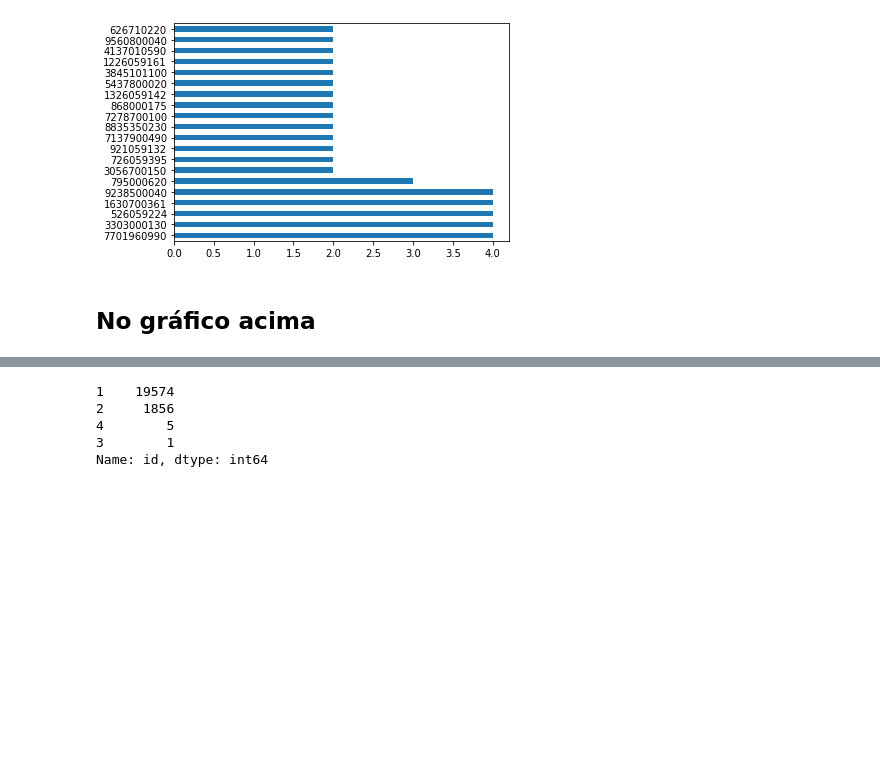
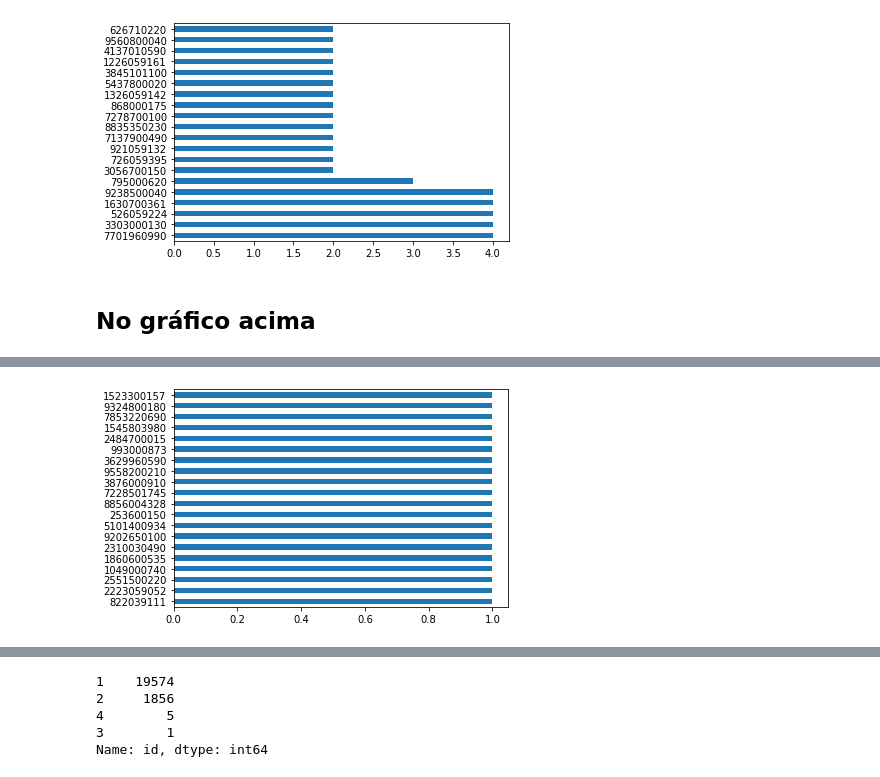
Before and after one commit to ramon-santana-silva/miniprojeto01, a Jupyter notebook: roofimoveis.ipynb, the cells around one changed output, grey strips where cells are left out. Drawn from its saved outputs; the diff is of its cells as text; code cells hidden in the pictures; blank space fills up the shorter version.

```diff
--- a/roofimoveis.ipynb
+++ b/roofimoveis.ipynb
@@ -323,0 +355,3 @@ df[df['id']==9238500040]
+# %%
+id_counts=df['id'].value_counts()
+id_counts=id_counts.tail(20)
@@ -323,0 +401,4 @@ df[df['id']==9238500040]
+# %%
+id_counts.plot.barh();
+# %% [output]
+[figure, added]
```
Also changed, not shown: parts of 18 cells of this notebook.
